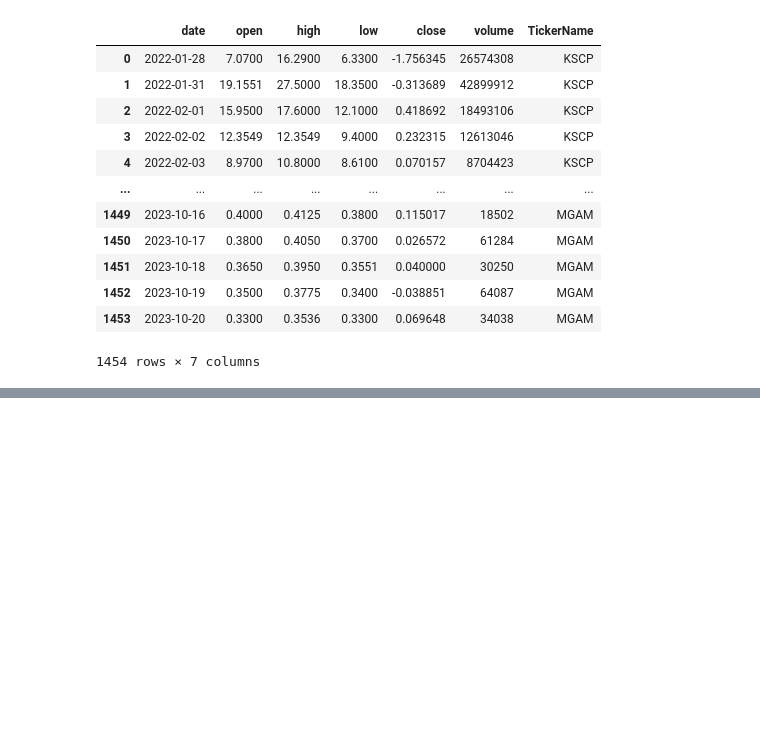
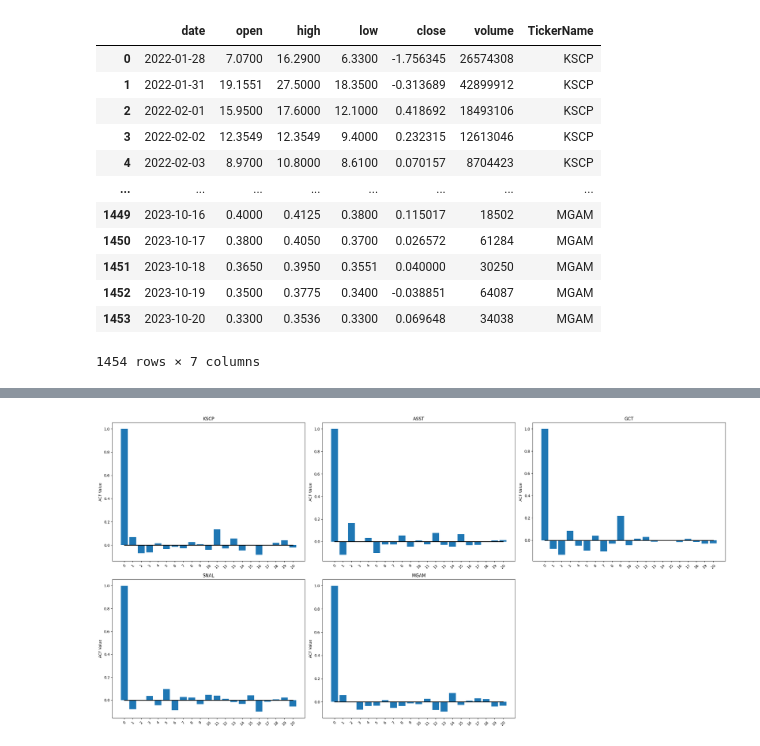
Before and after one commit to carefulDoppelganger/NotebookSamples, a Jupyter notebook: Model/simple_model.ipynb, the cells around one changed output, grey strips where cells are left out. Cells and saved outputs as stored; diff of their text form; code cells hidden in the pictures; blank space fills up the shorter version.

```diff
--- a/Model/simple_model.ipynb
+++ b/Model/simple_model.ipynb
@@ -216,0 +166,31 @@ significant_values
+# %%
+fig, axes = plt.subplots(2, 3, figsize=(24, 12))
+
+# Get unique ticker names
+unique_tickers = fixed_data["TickerName"].unique()
+
+for index, i in enumerate(unique_tickers):  # Exclude the last ticker
+    # Calculate row and column indices for the subplot
+    row_index, col_index = divmod(index, 3)
+
+    # Select the appropriate subplot using row and column indices
+    ax = axes[row_index, col_index]
+
+    temporary = acf_results[i]
+
+    # Plot data on the selected subplot
+    ax.bar(np.arange(len(temporary)), temporary, label=i)
+    ax.plot(np.arange(len(temporary)), 0 * np.arange(len(temporary)), color="black", linewidth=2)
+    ax.set_xticks(np.arange(len(temporary)))
+    ax.set_ylabel("ACF Value")
+    ax.tick_params(axis='x', rotation=45)  # Rotate x-axis labels
+    ax.set_title(i)
+
+
+# Remove the last subplot
+fig.delaxes(axes[1, 2])
+
+plt.tight_layout()  # Adjust subplot layout
+plt.show()
+# %% [output]
+[figure, added]
```
Also changed, not shown: parts of 8 cells of this notebook, 1 other file.
